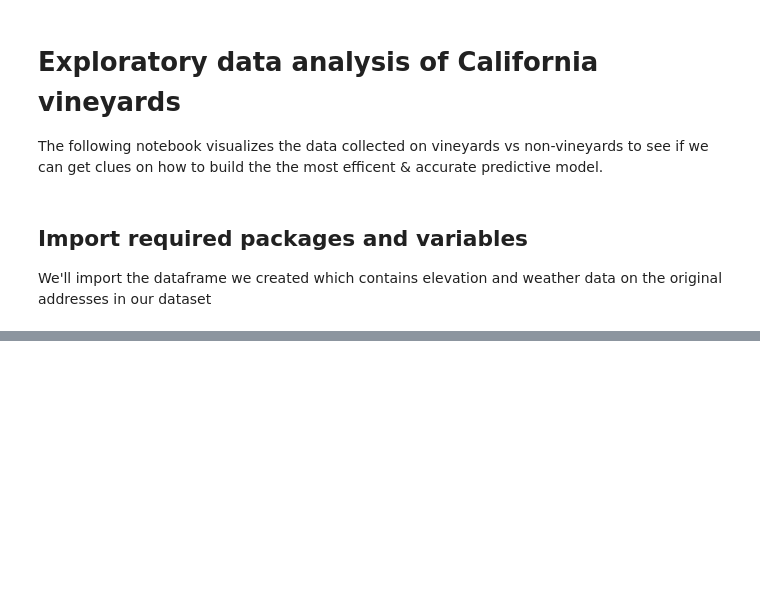
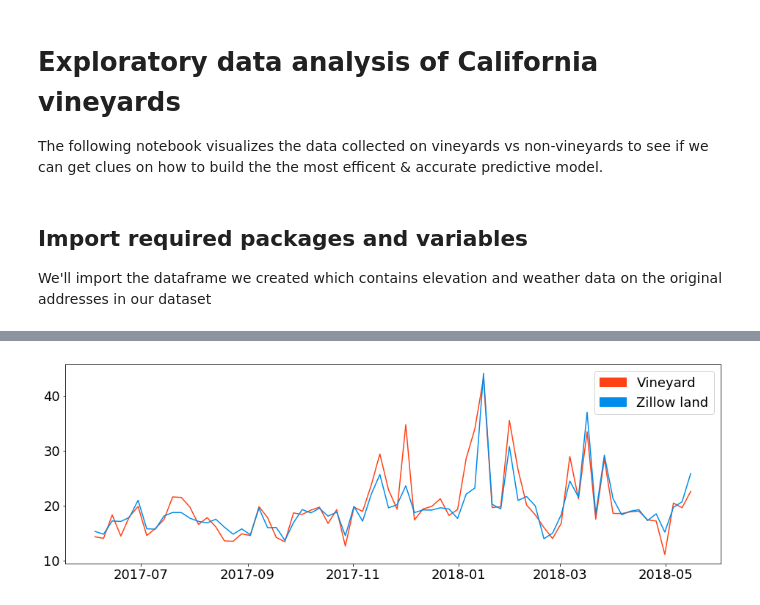
Before and after one commit to cgloge/vineyard_scout, a Jupyter notebook: vineyard_eda.ipynb, the cells around one changed output, grey strips where cells are left out. Cells and saved outputs as stored; diff of their text form; code cells hidden in the pictures; blank space fills up the shorter version.

```diff
--- a/vineyard_eda.ipynb
+++ b/vineyard_eda.ipynb
@@ -71,0 +193,20 @@ plt.show()
+# %%
+#Filter for vineyards & then take the mean of all vineyard data
+clouds_vineyard = clouds[is_vineyard == 1]
+clouds_vineyard_mean = np.mean(clouds_vineyard, axis=0)
+
+#Filter for non-vineyards & then take the mean of all non-vineyard data
+clouds_zillow = clouds[is_vineyard == 0]
+clouds_zillow_mean = np.mean(clouds_zillow, axis=0)
+
+#Set size of plot
+plt.figure(figsize=(16,5))
+
+plt.plot(date_list,clouds_vineyard_mean, color=vineyard_color)
+plt.plot(date_list,clouds_zillow_mean, color=zillow_color)
+
+#Custom legend
+plt.legend(bbox_to_anchor=(1, 1), handles=[vineyard_patch, zillow_patch])
+plt.show()
+# %% [output]
+[figure, added]
```
Also changed, not shown: parts of 21 cells of this notebook, 1 other file.
